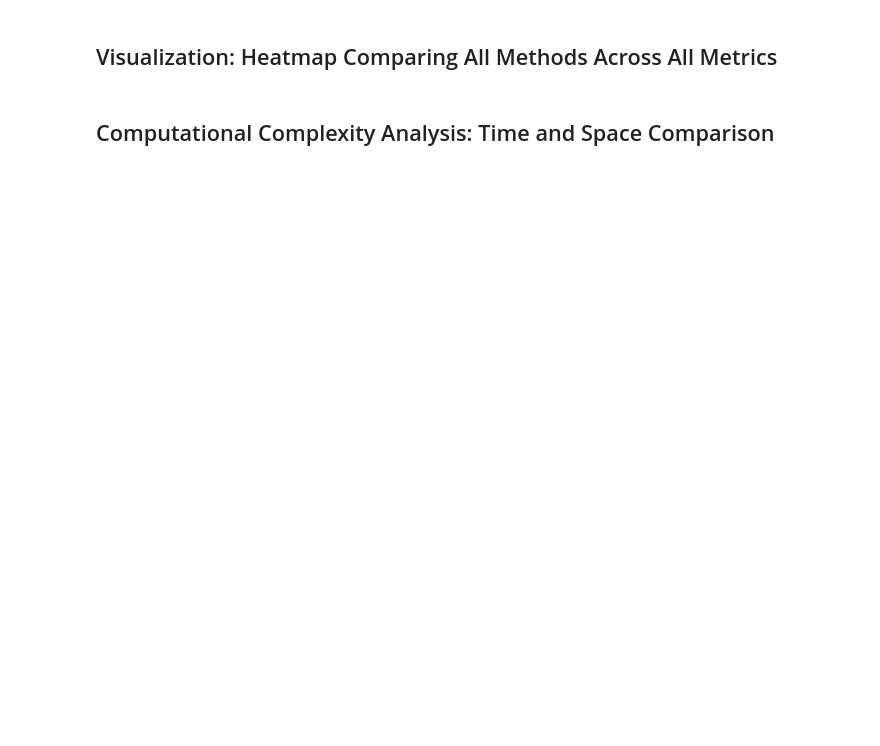
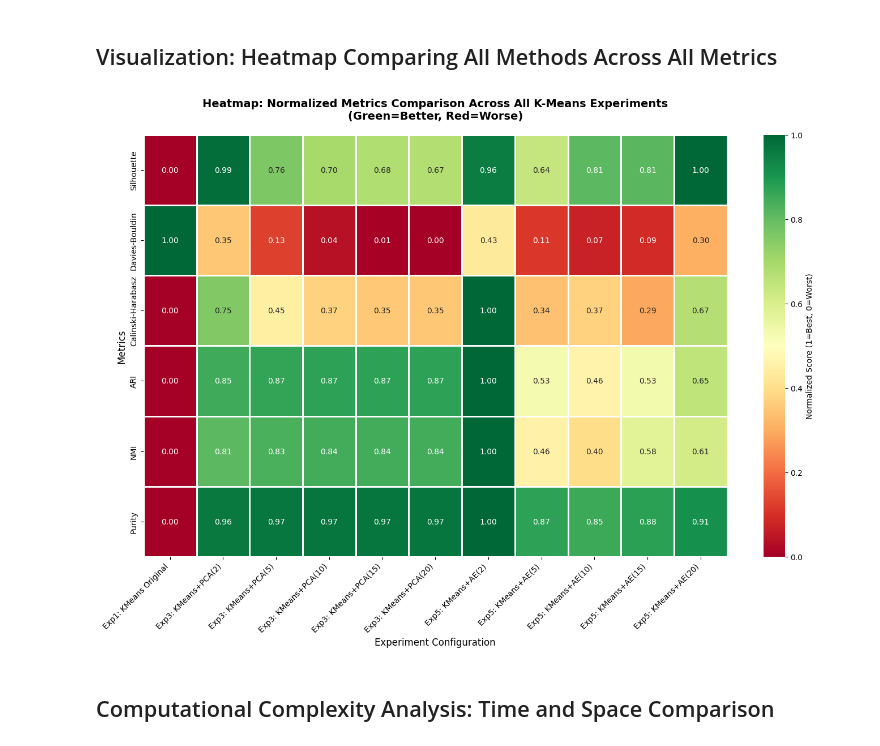
Before and after one commit to oadel1814/Unsupervised-Learning-Algorithms-Implementation-Dimensionality-Reduction-and-Clustering, a Jupyter notebook: Kmeans.ipynb, the cells around one changed output. Drawn from its saved outputs; the diff is of its cells as text; code cells hidden in the pictures; blank space fills up the shorter version.

Commit message:
add the final experiment edit

```diff
--- a/Kmeans.ipynb
+++ b/Kmeans.ipynb
@@ -1631,20 +1680,22 @@ import seaborn as sns
 # Create comprehensive metrics matrix
 metrics_data = []
 
-# Exp 1: K-Means Original
-exp1_row = {
-    'Experiment': 'Exp1: KMeans Original',
-    'Silhouette': silhouette_scores[optimal_k_silhouette - 2],
-    'Davies-Bouldin': db_scores[optimal_k_silhouette - 2],
-    'Calinski-Harabasz': ch_scores[optimal_k_silhouette - 2],
-    'ARI': ari_scores[optimal_k_silhouette - 2],
-    'NMI': nmi_scores[optimal_k_silhouette - 2],
-    'Purity': purity_scores[optimal_k_silhouette - 2]
-}
-metrics_data.append(exp1_row)
+# Exp 1: K-Means Original (reconstruct from best metrics)
+# Use the exp1_summary dict that was created earlier
+if 'exp1_summary' in locals():
+    exp1_row = {
+        'Experiment': 'Exp1: KMeans Original',
+        'Silhouette': exp1_summary.get('silhouette', 0),
+        'Davies-Bouldin': exp1_summary.get('davies_bouldin', 0),
+        'Calinski-Harabasz': exp1_summary.get('calinski_harabasz', 0),
+        'ARI': exp1_summary.get('ari', 0),
+        'NMI': exp1_summary.get('nmi', 0),
+        'Purity': exp1_summary.get('purity', 0)
+    }
+    metrics_data.append(exp1_row)
 
 # Exp 3: K-Means + PCA (add best for each dimension)
-for _, row in pca_results.iterrows():
+for _, row in pca_results_df.iterrows():
     exp3_row = {
         'Experiment': f"Exp3: KMeans+PCA({int(row['n_components'])})",
         'Silhouette': row['silhouette'],
@@ -1671,35 +1722,37 @@ for _, row in ae_results_df.iterrows():
 
 metrics_df = pd.DataFrame(metrics_data)
 metrics_df_normalized = metrics_df.copy()
 
 # Normalize metrics for heatmap (0-1 scale, handling direction)
 for col in ['Silhouette', 'Calinski-Harabasz', 'ARI', 'NMI', 'Purity']:
     min_val = metrics_df[col].min()
     max_val = metrics_df[col].max()
     metrics_df_normalized[col] = (metrics_df[col] - min_val) / (max_val - min_val)
 
 for col in ['Davies-Bouldin']:  # Lower is better
     min_val = metrics_df[col].min()
     max_val = metrics_df[col].max()
     metrics_df_normalized[col] = 1 - ((metrics_df[col] - min_val) / (max_val - min_val))
 
 # Create heatmap
 fig, ax = plt.subplots(figsize=(14, 10))
 heatmap_data = metrics_df_normalized.set_index('Experiment').T
 
 sns.heatmap(heatmap_data, annot=True, fmt='.2f', cmap='RdYlGn', center=0.5,
             cbar_kws={'label': 'Normalized Score (1=Best, 0=Worst)'}, ax=ax, linewidths=1)
 
 ax.set_title('Heatmap: Normalized Metrics Comparison Across All K-Means Experiments\n(Green=Better, Red=Worse)',
             fontsize=14, fontweight='bold', pad=20)
 ax.set_xlabel('Experiment Configuration', fontsize=12)
 ax.set_ylabel('Metrics', fontsize=12)
 plt.xticks(rotation=45, ha='right')
 plt.tight_layout()
 plt.show()
 
-print("\nMetrics Heatmap - Actual Values:")
-print(metrics_df.to_string(index=False))
+# print("\nMetrics Heatmap - Actual Values:")
+# print(metrics_df.to_string(index=False))
+# %% [output]
+[figure, added]
 # %% [markdown]
 ## Computational Complexity Analysis: Time and Space Comparison
 # %%
```
Also changed, not shown: parts of 15 cells of this notebook, 1 other file.
